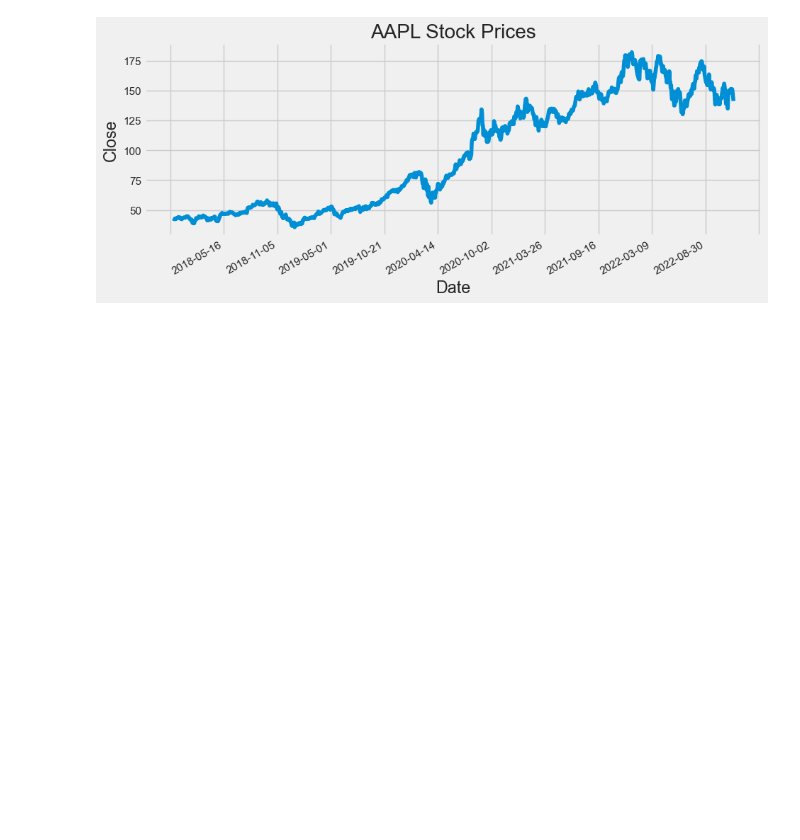
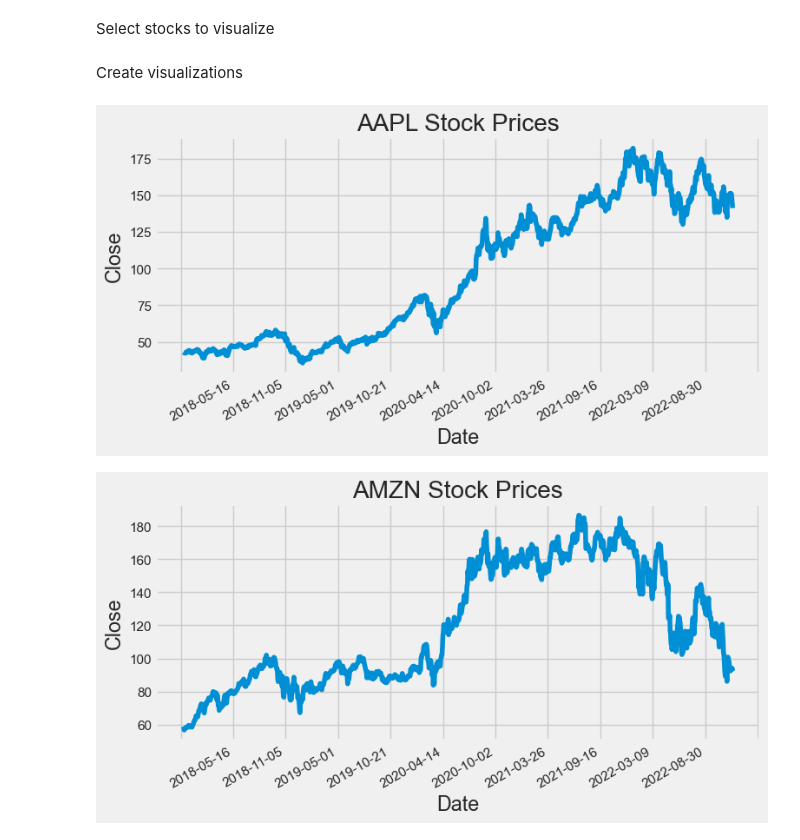
Before and after one commit to zapulam/StockPredictor, a Jupyter notebook: visualize.ipynb, the cells around one changed output. Drawn from its saved outputs; the diff is of its cells as text; code cells hidden in the pictures; blank space fills up the shorter version.

Commit message:
clean up visualize.ipynb

```diff
--- a/visualize.ipynb
+++ b/visualize.ipynb
@@ -8,26 +8,30 @@ import pandas as pd
 import matplotlib.dates as mdates
 import matplotlib.pyplot as plt
 import seaborn as sns
-# %%
-# Select stock symbol to visualize
-
-x = "AAPL"
+# %% [markdown]
+Select stocks to visualize
+# %%
+stocks = ["AAPL", "AMZN"]
+# %% [markdown]
+Create visualizations
 # %%
-# Visualize
+%matplotlib inline
 
 sns.set()
 plt.style.use('fivethirtyeight')
 
-data = pd.read_csv('https://query1.finance.yahoo.com/v7/finance/download/{x}?period1=1512000000&period2=1669766400&interval=1d&events=history&includeAdjustedClose=true'.format(x=x))
+for x in stocks:
+    data = pd.read_csv('https://query1.finance.yahoo.com/v7/finance/download/{x}?period1=1512000000&period2=1669766400&interval=1d&events=history&includeAdjustedClose=true'.format(x=x))
 
-plt.figure(figsize=(10, 4))
-plt.title("{x} Stock Prices".format(x='AAPL'))
-plt.xlabel("Date")
-plt.gca().xaxis.set_major_locator(mdates.DayLocator())
-plt.gca().xaxis.set_major_locator(mdates.DayLocator(interval=120))
-plt.gcf().autofmt_xdate()
-plt.ylabel("Close")
-plt.plot(data["Date"], data["Close"])
-plt.show()
+    plt.figure(figsize=(8, 4))
+    plt.title("{x} Stock Prices".format(x=x))
+    plt.xlabel("Date")
+    plt.gca().xaxis.set_major_locator(mdates.DayLocator())
+    plt.gca().xaxis.set_major_locator(mdates.DayLocator(interval=120))
+    plt.gcf().autofmt_xdate()
+    plt.ylabel("Close")
+    plt.plot(data["Date"], data["Close"])
+    plt.show()
 # %% [output]
-[figure, old version]
+[figure, new version]
+[figure, added]
```
Also changed, not shown: parts of 3 cells of this notebook.
